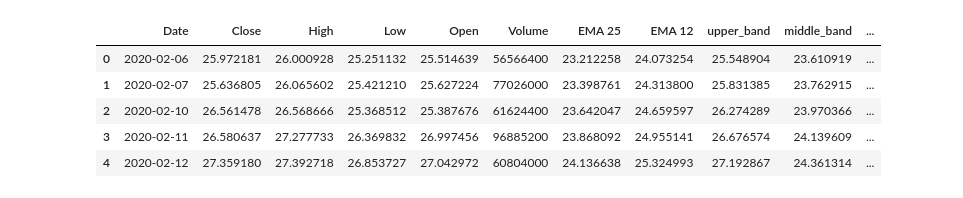
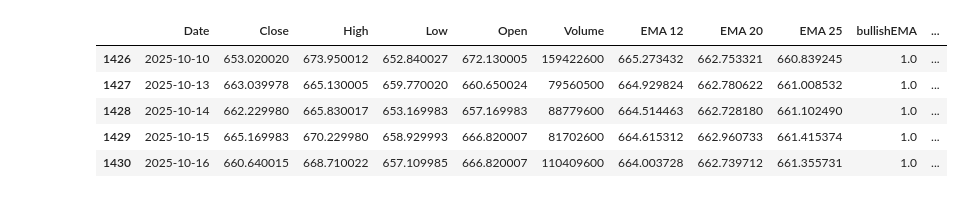
Before and after one commit to HunanDragon/Python_Stock_Trading_by_AI_2025, a Jupyter notebook: lightweight_chart_Stock_indicators.ipynb, the cells around one changed output. Saved outputs shown, nothing was run; the diff lists cells and outputs as text; code cells hidden in the pictures.

```diff
--- a/lightweight_chart_Stock_indicators.ipynb
+++ b/lightweight_chart_Stock_indicators.ipynb
@@ -37,19 +38,31 @@ quotes = [
     )
 ]
 # %%
-ema_results_25 = indicators.get_ema(quotes, 25)
-df['EMA 25'] = [r.ema for r in ema_results_25]
+
+# Calculate EMA
 df['EMA 12'] = [r.ema for r in indicators.get_ema(quotes, 12)]
+df['EMA 20'] = [r.ema for r in indicators.get_ema(quotes, 20)]
+df['EMA 25'] = [r.ema for r in indicators.get_ema(quotes, 25)]
+
+# Calculate EMA12 crossover EMA25
+df['bullishEMA'] = 0.0
+df['bullishEMA'] = np.where(df['EMA 12'] > df['EMA 25'], 1.0, 0.0)
+df['crossover_EMA12_EMA25'] = df['bullishEMA'].diff()
+
+# Calculate Chandelier exit
+from stock_indicators import ChandelierType
+df['chandelier_long_exit'] = [r.chandelier_exit for r in indicators.get_chandelier(quotes, 22, 3, ChandelierType.LONG)]
+df['chandelier_short_exit'] = [r.chandelier_exit for r in indicators.get_chandelier(quotes, 22, 3, ChandelierType.SHORT)]
+
+# Calculate Bollinger Bands
 df['upper_band'] = [r.upper_band for r in indicators.get_bollinger_bands(quotes, 20, 2)]
 df['middle_band'] = [r.sma for r in indicators.get_bollinger_bands(quotes, 20, 2)]
 df['lower_band'] = [r.lower_band for r in indicators.get_bollinger_bands(quotes, 20, 2)]
+
+# Calculate RSI
 df['rsi'] = [r.rsi for r in indicators.get_rsi(quotes, 14)]
-df = df.dropna().reset_index(drop=True)
-df.head()
+df['rsima6'] = df['rsi'].rolling(6).mean()
+df['rsima12'] = df['rsi'].rolling(12).mean()
+
+# Calculate Mcginley dynamic
+df['dynamic20'] = [r.dynamic for r in indicators.get_dynamic(quotes, 20)]
-# %% [output]
-|  | Date | Close | High | Low | Open | Volume | EMA 25 | EMA 12 | upper_band | middle_band | ... |
-| 0 | 2020-02-06 | 25.972181 | 26.000928 | 25.251132 | 25.514639 | 56566400 | 23.212258 | 24.073254 | 25.548904 | 23.610919 | ... |
-| 1 | 2020-02-07 | 25.636805 | 26.065602 | 25.421210 | 25.627224 | 77026000 | 23.398761 | 24.313800 | 25.831385 | 23.762915 | ... |
-| 2 | 2020-02-10 | 26.561478 | 26.568666 | 25.368512 | 25.387676 | 61624400 | 23.642047 | 24.659597 | 26.274289 | 23.970366 | ... |
-| 3 | 2020-02-11 | 26.580637 | 27.277733 | 26.369832 | 26.997456 | 96885200 | 23.868092 | 24.955141 | 26.676574 | 24.139609 | ... |
-| 4 | 2020-02-12 | 27.359180 | 27.392718 | 26.853727 | 27.042972 | 60804000 | 24.136638 | 25.324993 | 27.192867 | 24.361314 | ... |
@@ -148,0 +69,10 @@ if __name__ == '__main__':
+# %%
+df = df.dropna().reset_index(drop=True)
+df.tail()
+# %% [output]
+|  | Date | Close | High | Low | Open | Volume | EMA 12 | EMA 20 | EMA 25 | bullishEMA | ... |
+| 1426 | 2025-10-10 | 653.020020 | 673.950012 | 652.840027 | 672.130005 | 159422600 | 665.273432 | 662.753321 | 660.839245 | 1.0 | ... |
+| 1427 | 2025-10-13 | 663.039978 | 665.130005 | 659.770020 | 660.650024 | 79560500 | 664.929824 | 662.780622 | 661.008532 | 1.0 | ... |
+| 1428 | 2025-10-14 | 662.229980 | 665.830017 | 653.169983 | 657.169983 | 88779600 | 664.514463 | 662.728180 | 661.102490 | 1.0 | ... |
+| 1429 | 2025-10-15 | 665.169983 | 670.229980 | 658.929993 | 666.820007 | 81702600 | 664.615312 | 662.960733 | 661.415374 | 1.0 | ... |
+| 1430 | 2025-10-16 | 660.640015 | 668.710022 | 657.109985 | 666.820007 | 110409600 | 664.003728 | 662.739712 | 661.355731 | 1.0 | ... |
```
Also changed, not shown: parts of 8 cells of this notebook, 1 other file.
